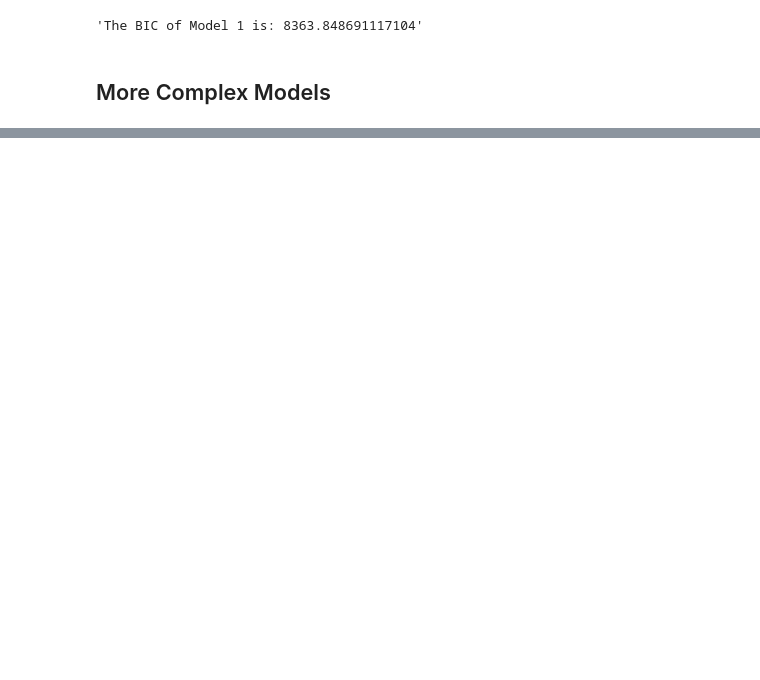
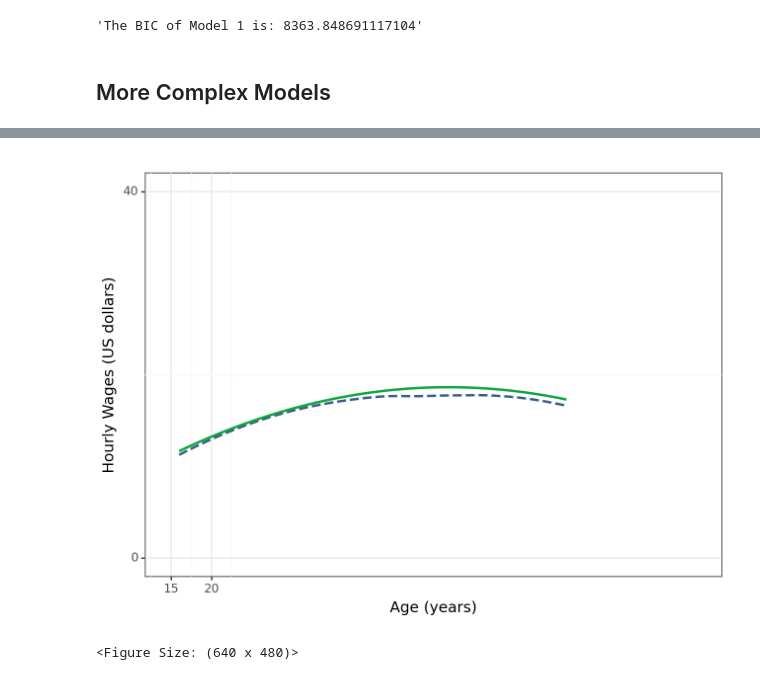
Before and after one commit to szilvasipeter2000/Data-Analysis-3, a Jupyter notebook: assignment-1/assignment-1_working.ipynb, the cells around one changed output, grey strips where cells are left out. Saved outputs shown, nothing was run; the diff lists cells and outputs as text; code cells hidden in the pictures; blank space fills up the shorter version.

```diff
--- a/assignment-1/assignment-1_working.ipynb
+++ b/assignment-1/assignment-1_working.ipynb
@@ -437,3 +456,23 @@ Notes:
 [1] Standard Errors are heteroscedasticity robust (HC1)
 [2] The smallest eigenvalue is 9.67e-30. This might indicate that there are
 strong multicollinearity problems or that the design matrix is singular.
+# %%
+ggplot(data, aes(x="age")) + geom_smooth(
+    aes(y="w"),colour=color[0],linetype="dashed", method="loess", se=False, size=1
+) + geom_line(aes(y="reg1.predict()"), colour=color[1], size=1) + labs(
+    x="Age (years)", y="Hourly Wages (US dollars)"
+) + scale_color_manual(
+    name="", values=(color[0], color[1]), labels=("Lowess in age", "Quadratic in age")
+) + theme_bw() + scale_x_continuous(
+    limits=(15, 80), breaks=seq(0, 20, 5)
+) + scale_y_continuous(
+    limits=(0, 40), breaks=seq(0, 20, 40)
+) + theme(
+    legend_position=(20, 20),
+    legend_direction="horizontal",
+    legend_background=element_blank(),
+    legend_box_background=element_rect(color="white"),
+)
+# %% [output]
+[figure, added]
+<Figure Size: (640 x 480)>
```
Also changed, not shown: parts of 20 cells of this notebook.
